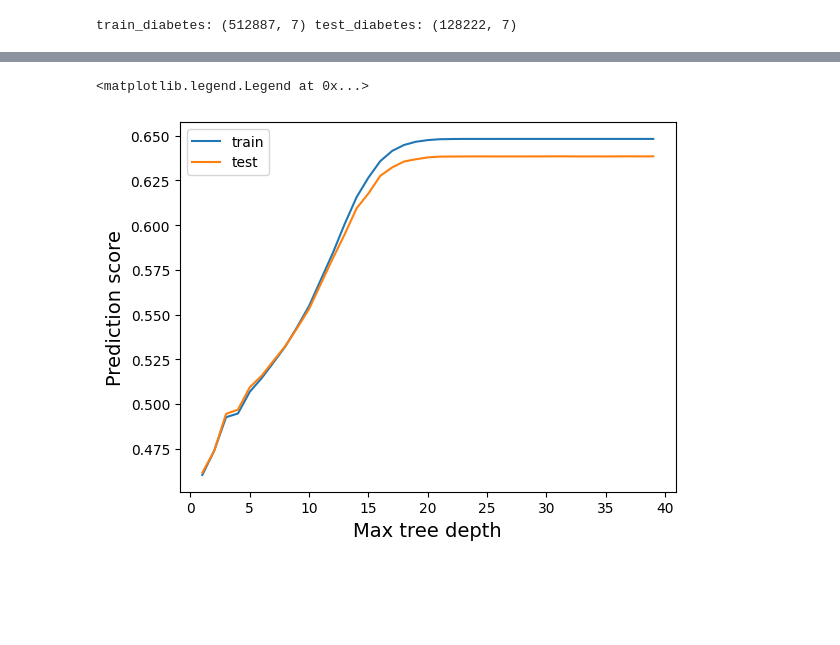
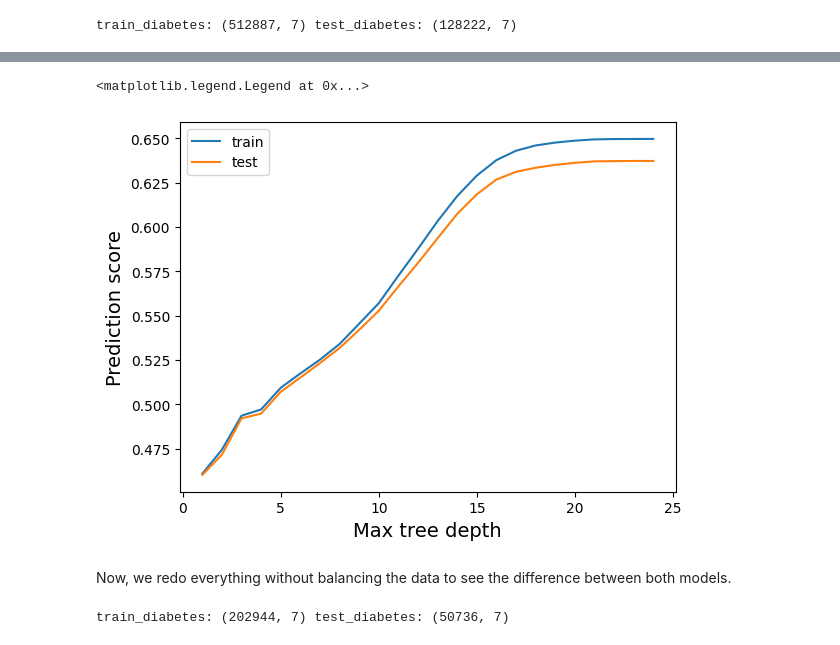
Before and after one commit to suhasp3/DiabetesClassifier, a Jupyter notebook: Project.ipynb, the cells around one changed output, grey strips where cells are left out. Cells and saved outputs as stored; diff of their text form; code cells hidden in the pictures; blank space fills up the shorter version.

Commit message:
Added base model

```diff
--- a/Project.ipynb
+++ b/Project.ipynb
@@ -217,7 +218,7 @@ y_train_diabetes = train_diabetes['Diabetes_012']
 X_test_diabetes = test_diabetes.drop(columns = ["Diabetes_012"])
 y_test_diabetes = test_diabetes['Diabetes_012']
 # %%
-T = DecisionTreeClassifier(max_depth=4)
+T = DecisionTreeClassifier(max_depth=3)
 T.fit(X_train_diabetes, y_train_diabetes)
 train_score = T.score(X_train_diabetes, y_train_diabetes)
 test_score = T.score(X_test_diabetes, y_test_diabetes)
@@ -233,18 +273,29 @@ Score on test: 0.4968258177223877
 # %%
 train_scores=[]
 test_scores=[]
-r=range(1,40)
+r=range(1,25)
 for i in r:
     T = DecisionTreeClassifier(max_depth=i)
     T.fit(X_train_diabetes, y_train_diabetes)
     train_scores.append(T.score(X_train_diabetes, y_train_diabetes))
     test_scores.append(T.score(X_test_diabetes, y_test_diabetes))
 fig, ax = plt.subplots(1)
 sns.lineplot(x=r,y=train_scores,label='train')
 sns.lineplot(x=r,y=test_scores,label='test')
 ax.set_ylabel('Prediction score', fontsize=14)
 ax.set_xlabel('Max tree depth', fontsize=14)
 ax.legend()
 # %% [output]
 <matplotlib.legend.Legend at 0x...>
-[figure, old version]
+[figure, new version]
+# %% [markdown]
+Now, we redo everything without balancing the data to see the difference between both models.
+# %%
+def split_data(fraction):
+    global train_diabetes, test_diabetes
+    train_diabetes = og_diabetes.sample(frac = fraction)
+    test_diabetes = og_diabetes.drop(index=train_diabetes.index)
+    print("train_diabetes:", train_diabetes.shape, "test_diabetes:", test_diabetes.shape)
+split_data(0.8)
+# %% [output]
+train_diabetes: (202944, 7) test_diabetes: (50736, 7)
```
Also changed, not shown: parts of 19 cells of this notebook.
